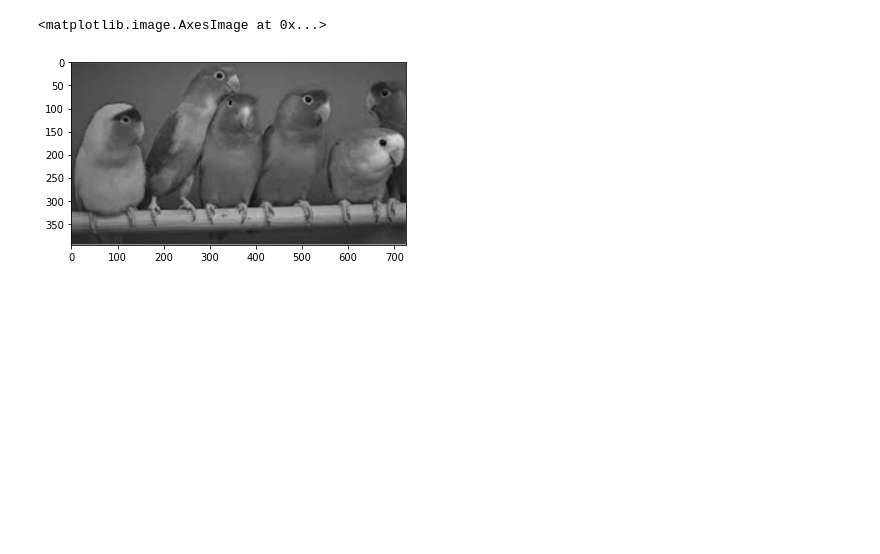
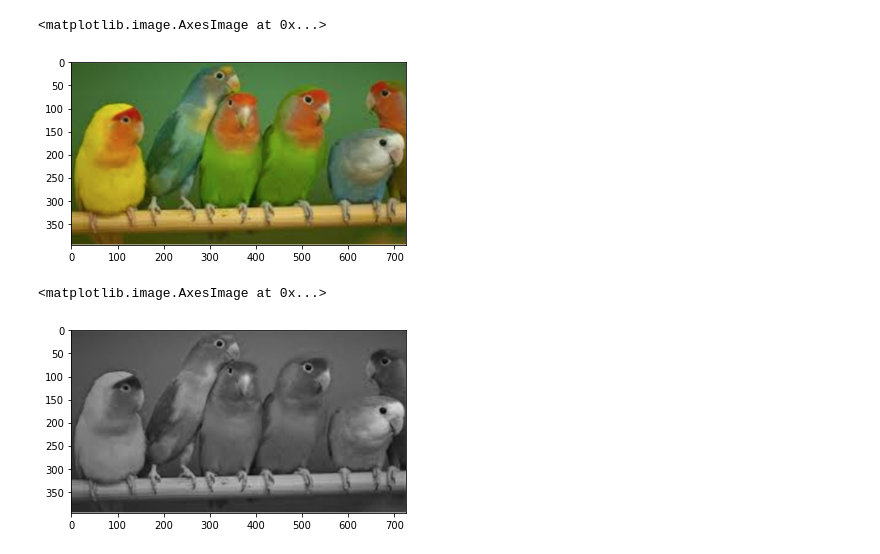
Before and after one commit to feniltailor22/Computer-Vision-Projects, a Jupyter notebook: Image_as_grid_of_Pixels.ipynb, the cells around one changed output. Drawn from its saved outputs; the diff is of its cells as text; code cells hidden in the pictures; blank space fills up the shorter version.

```diff
--- a/Image_as_grid_of_Pixels.ipynb
+++ b/Image_as_grid_of_Pixels.ipynb
@@ -7,6 +7,10 @@ import matplotlib.image as mpimg
 import cv2
 # %%
 img= mpimg.imread('birds.jpg')
+plt.imshow(img)
+# %% [output]
+<matplotlib.image.AxesImage at 0x...>
+[figure, added]
 # %%
 gray_img= cv2.cvtColor(img, cv2.COLOR_BGR2GRAY)
 # %%
```
